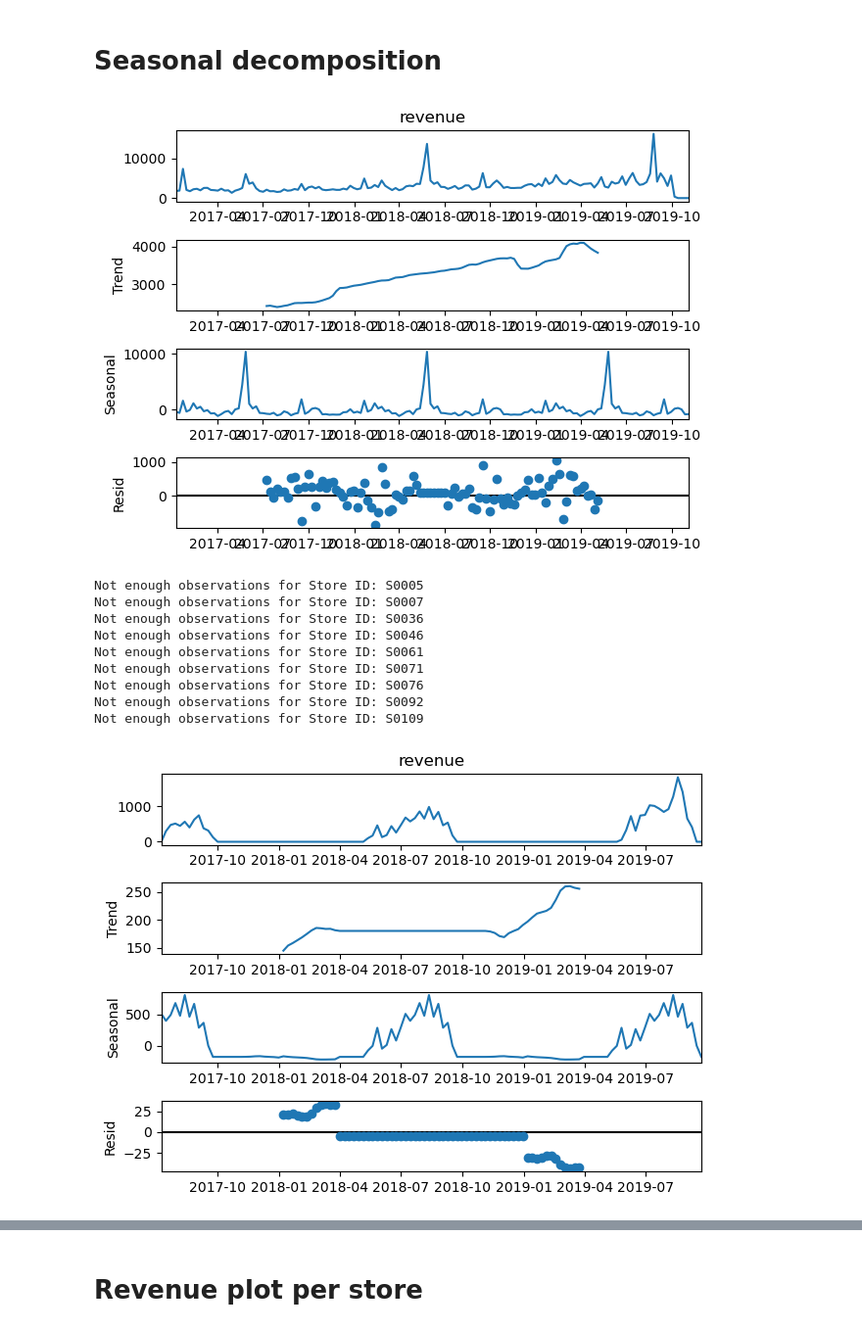
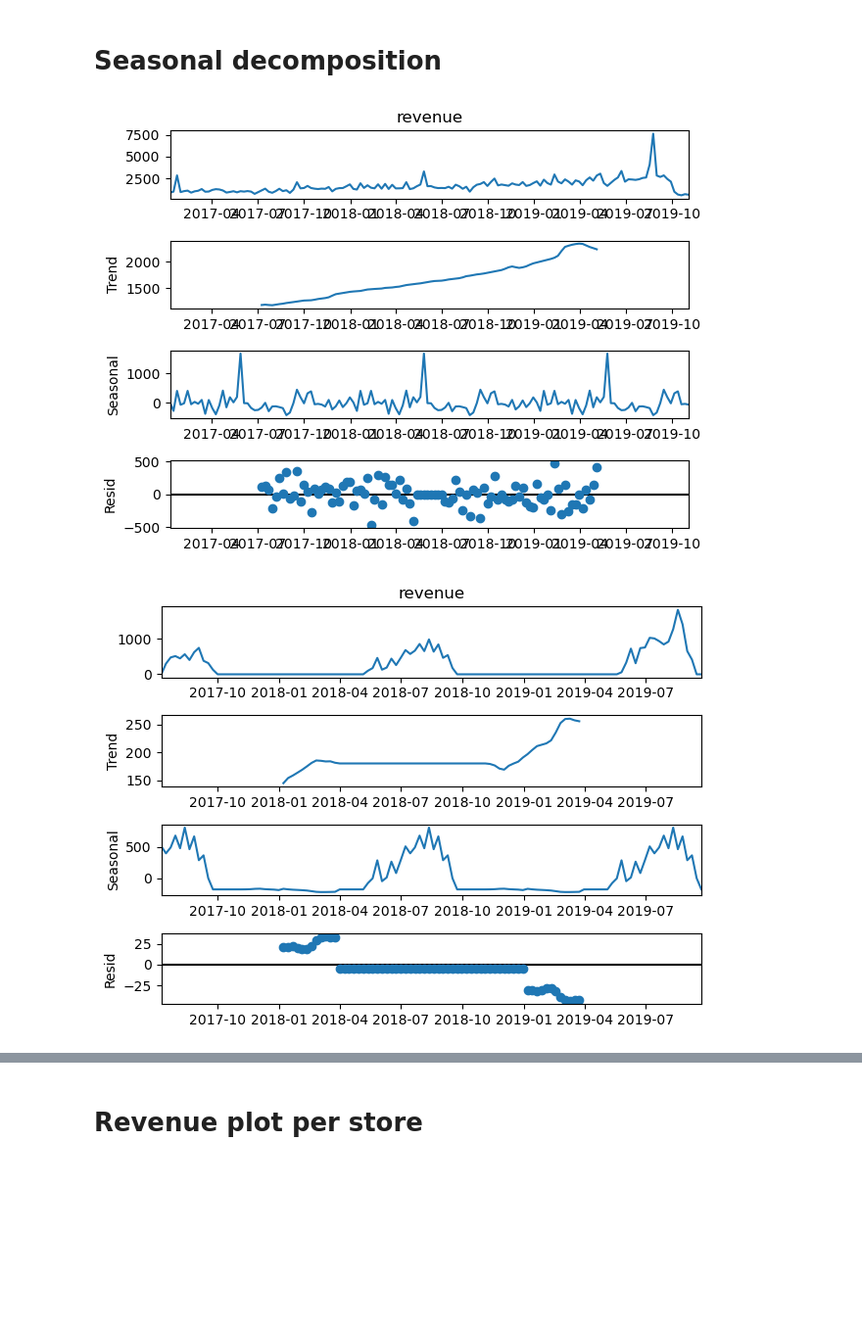
Before and after one commit to TIVEAA/Project_II, a Jupyter notebook: Revenue_forecast.ipynb, the cells around one changed output, grey strips where cells are left out. Shown at 98% size. Cells and saved outputs as stored; diff of their text form; code cells hidden in the pictures; blank space fills up the shorter version.

```diff
--- a/Revenue_forecast.ipynb
+++ b/Revenue_forecast.ipynb
@@ -76,39 +109,30 @@ array(['S0002', 'S0003', 'S0005', 'S0007', 'S0010', 'S0012', 'S0014',
 # %%
 import statsmodels.api as sm
 from statsmodels.tsa.seasonal import seasonal_decompose
 import matplotlib.pyplot as plt
 
 # List of store IDs to plot
-stores_to_plot = ['S0002', 'S0136', 'S0143']
+stores_to_plot = ['S0050', 'S0136', 'S0143']
 
 # Perform seasonal decomposition for each store ID
-for store_id in store_ids:
+for store_id in stores_to_plot:
     # Filter the data for the specific store ID
     df_store = sales_grouped_v2[sales_grouped_v2['store_id'] == store_id]
 
     # Check if the number of observations is sufficient for decomposition
     if len(df_store) < 2 * 52:
         print(f"Not enough observations for Store ID: {store_id}")
         continue
 
     # Perform seasonal decomposition for the specific store ID
     decomposition = seasonal_decompose(df_store['revenue'], model='additive', period=52)
 
     # Check if the current store ID is in the list of stores to plot
     if store_id in stores_to_plot:
         # Plot the decomposition for the selected store ID
         fig = decomposition.plot()
         #plt.title(f"Seasonal Decomposition - Store ID: {store_id}")
         plt.show()
 # %% [output]
-[figure, old version]
+[figure, new version]
-Not enough observations for Store ID: S0005
-Not enough observations for Store ID: S0007
-Not enough observations for Store ID: S0036
-Not enough observations for Store ID: S0046
-Not enough observations for Store ID: S0061
-Not enough observations for Store ID: S0071
-Not enough observations for Store ID: S0076
-Not enough observations for Store ID: S0092
-Not enough observations for Store ID: S0109
 [figure]
```
Also changed, not shown: parts of 118 cells of this notebook.
